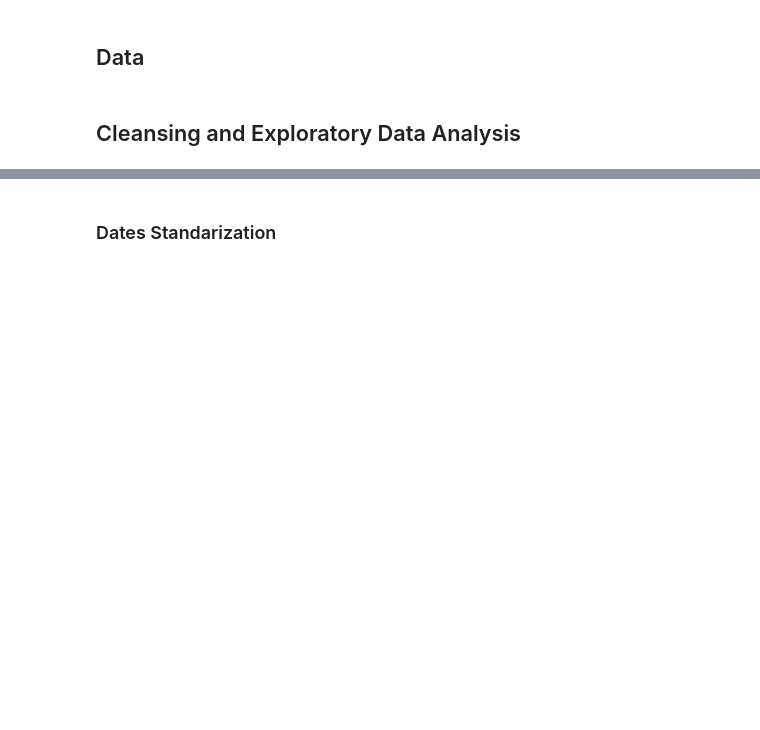
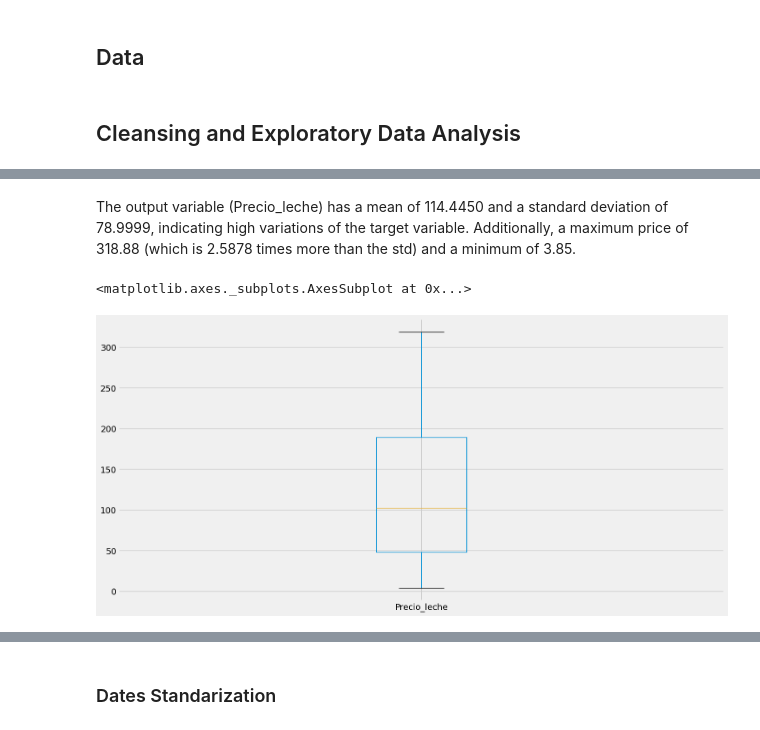
Before and after one commit to danisha20/MilkChallenge, a Jupyter notebook: daniela_analisis.ipynb, the cells around one changed output, grey strips where cells are left out. Drawn from its saved outputs; the diff is of its cells as text; code cells hidden in the pictures; blank space fills up the shorter version.

```diff
--- a/daniela_analisis.ipynb
+++ b/daniela_analisis.ipynb
@@ -15,10 +17,19 @@ import datetime
 
 #multidimensional arrays
 import numpy as np
+np.random.seed(123)
 
 #visualizations
 import seaborn as sns
+import matplotlib as mpl
+from scipy.stats import norm
 import matplotlib.pyplot as plt
+from matplotlib import rcParams
+rcParams['figure.figsize'] = 16,8
+rcParams['figure.dpi'] = 100
+plt.style.use('fivethirtyeight')
+#statistics
+from statsmodels.tsa.stattools import adfuller
 # %% [markdown]
 ## Data
 # %%
@@ -57,0 +109,7 @@ varMacr.head()
+# %% [markdown]
+The output variable (Precio_leche) has a mean of 114.4450 and a standard deviation of 78.9999, indicating high variations of the target variable. Additionally, a maximum price of 318.88 (which is 2.5878 times more than the std) and a minimum of 3.85.
+# %%
+precios.boxplot('Precio_leche')
+# %% [output]
+<matplotlib.axes._subplots.AxesSubplot at 0x...>
+[figure, added]
```
Also changed, not shown: parts of 122 cells of this notebook, 4 other files.
